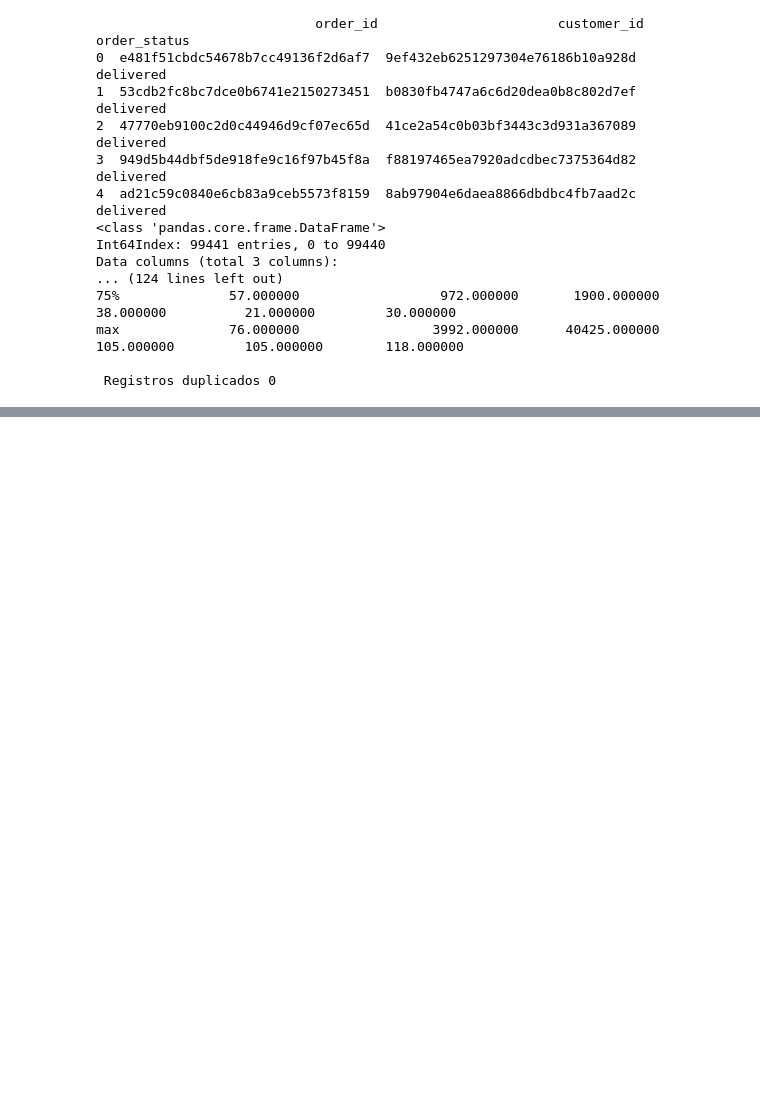
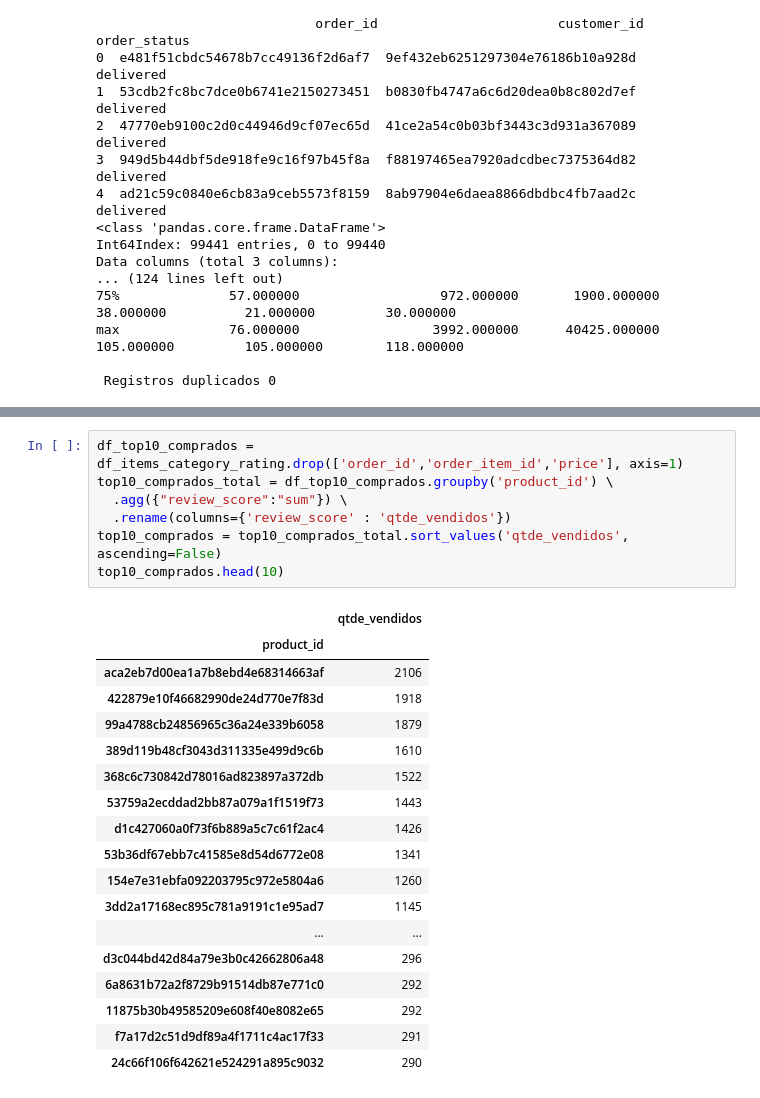
Before and after one commit to CarlosYohei/ASSIGNMENT18, a Jupyter notebook: Day07.ipynb, the cells around one changed output, grey strips where cells are left out. Drawn from its saved outputs; the diff is of its cells as text; blank space fills up the shorter version.

```diff
--- a/Day07.ipynb
+++ b/Day07.ipynb
@@ -69,0 +211,26 @@ max              76.000000                 3992.000000      40425.000000
+# %%
+df_top10_comprados = df_items_category_rating.drop(['order_id','order_item_id','price'], axis=1)
+top10_comprados_total = df_top10_comprados.groupby('product_id') \
+  .agg({"review_score":"sum"}) \
+  .rename(columns={'review_score' : 'qtde_vendidos'})
+top10_comprados = top10_comprados_total.sort_values('qtde_vendidos', ascending=False)
+top10_comprados.head(10)
+# %% [output]
+|  | qtde_vendidos |
+| product_id |  |
+| aca2eb7d00ea1a7b8ebd4e68314663af | 2106 |
+| 422879e10f46682990de24d770e7f83d | 1918 |
+| 99a4788cb24856965c36a24e339b6058 | 1879 |
+| 389d119b48cf3043d311335e499d9c6b | 1610 |
+| 368c6c730842d78016ad823897a372db | 1522 |
+| 53759a2ecddad2bb87a079a1f1519f73 | 1443 |
+| d1c427060a0f73f6b889a5c7c61f2ac4 | 1426 |
+| 53b36df67ebb7c41585e8d54d6772e08 | 1341 |
+| 154e7e31ebfa092203795c972e5804a6 | 1260 |
+| 3dd2a17168ec895c781a9191c1e95ad7 | 1145 |
+| ... | ... |
+| d3c044bd42d84a79e3b0c42662806a48 | 296 |
+| 6a8631b72a2f8729b91514db87e771c0 | 292 |
+| 11875b30b49585209e608f40e8082e65 | 292 |
+| f7a17d2c51d9df89a4f1711c4ac17f33 | 291 |
+| 24c66f106f642621e524291a895c9032 | 290 |
```
Also changed, not shown: parts of 20 cells of this notebook.
